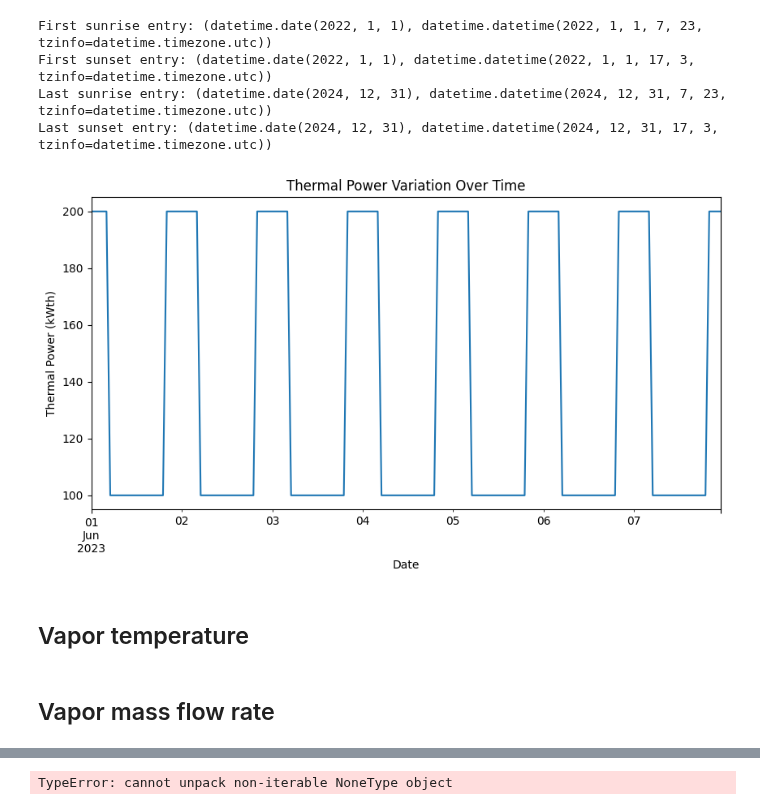
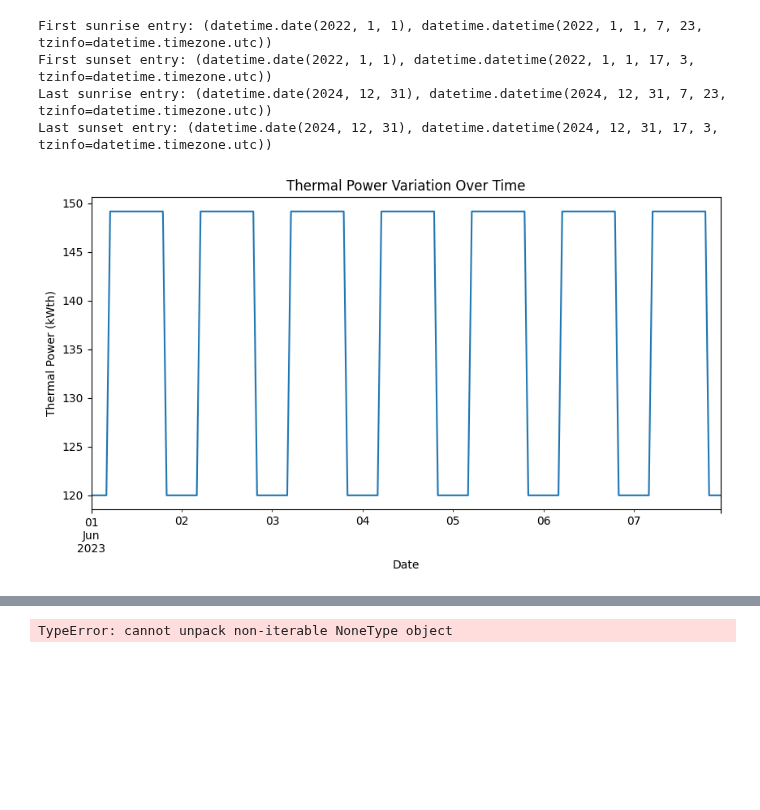
Before and after one commit to juan11iguel/SOLhycool, a Jupyter notebook: simulation/notebooks/generate_thermal_load_profile.ipynb, the cells around one changed output, grey strips where cells are left out. Saved outputs shown, nothing was run; the diff lists cells and outputs as text; code cells hidden in the pictures; blank space fills up the shorter version.

Commit message:
eds results up to VM hang (end of october, water available from 00:00, constant thermal power)

```diff
--- a/simulation/notebooks/generate_thermal_load_profile.ipynb
+++ b/simulation/notebooks/generate_thermal_load_profile.ipynb
@@ -29,9 +29,11 @@ from solhycool_evaluation.utils import repeat_and_align_index
 data_path: Path = Path("../../data/datasets/partial")
 latitude: float = 37.0947  # Tabernas, Spain
 longitude: float = -2.3583
-Q_nomimal: float = 200.0  # Nominal power of the cooling system, kWth
-Q_partial: float = Q_nomimal * 0.5 # Partial load of the cooling system, kWth
-Tv_nominal: float = 35 # Nominal temperature of vapor, ºC
+Q_nomimal: float = 149.156926038965 # 200.0  # Nominal power of the cooling system, kWth
+Q_partial: float = 120.0 # Q_nomimal * 1.0 # 0.5 # Partial load of the cooling system, kWth
+Tv_nominal: float = 39.2 # 35 # Nominal temperature of vapor, ºC
+Tv_partial: float | None = 36.7
+partial_at_night: bool = True # Whether the partial load is applied at nighttime or during the day
 
 year_start: int = 2022
 year_end: int = 2024
@@ -126,29 +128,38 @@ Last sunset entry: (datetime.date(2024, 12, 31), datetime.datetime(2024, 12, 31,
 # %%
 # Convert dictionaries to Series indexed by date
 sunrise_series = pd.Series(sunrise_times).dt.tz_convert('UTC')
 sunset_series = pd.Series(sunset_times).dt.tz_convert('UTC')
+
+# Initialize thermal load series (default to Pn)
+Q = pd.Series(Q_nomimal, index=date_rng, dtype=float)
+Tv = pd.Series(Tv_nominal, index=date_rng, dtype=float)
 
 # Ensure the index of Q aligns with the datetime range
 date_index = Q.index
 
 # Get the sunrise and sunset times for each timestamp
 sunrise_match = sunrise_series.reindex(date_index.date, method="ffill").values
 sunset_match = sunset_series.reindex(date_index.date, method="ffill").values
 
 # Create a Boolean mask where the condition is met
-mask = (date_index.values >= sunrise_match) & (date_index.values <= sunset_match)
+if partial_at_night:
+    # Night-time
+    mask = (date_index.values <= sunrise_match) | (date_index.values >= sunset_match)
+else:
+    # Daytime
+    mask = (date_index.values >= sunrise_match) & (date_index.values <= sunset_match)
 
 # Update Q using vectorized assignment
 Q.loc[mask] = Q_partial
+if Tv_partial is not None:
+    Tv.loc[mask] = Tv_partial
 
 # Plot the results
 plt.figure(figsize=(10, 5))
 Q['2023-06-01':'2023-06-07'].plot()
 plt.xlabel("Date")
 plt.ylabel("Thermal Power (kWth)")
 plt.title("Thermal Power Variation Over Time")
 plt.show()
 # %% [output]
-[figure, old version]
+[figure, new version]
-# %% [markdown]
-## Vapor temperature
@@ -157,3 +166 @@ Tv = pd.Series(np.full(len(Q), Tv_nominal), index=date_rng, dtype=float)
-# %% [markdown]
-## Vapor mass flow rate
 # %%
```
Also changed, not shown: parts of 8 cells of this notebook, 17 other files.
